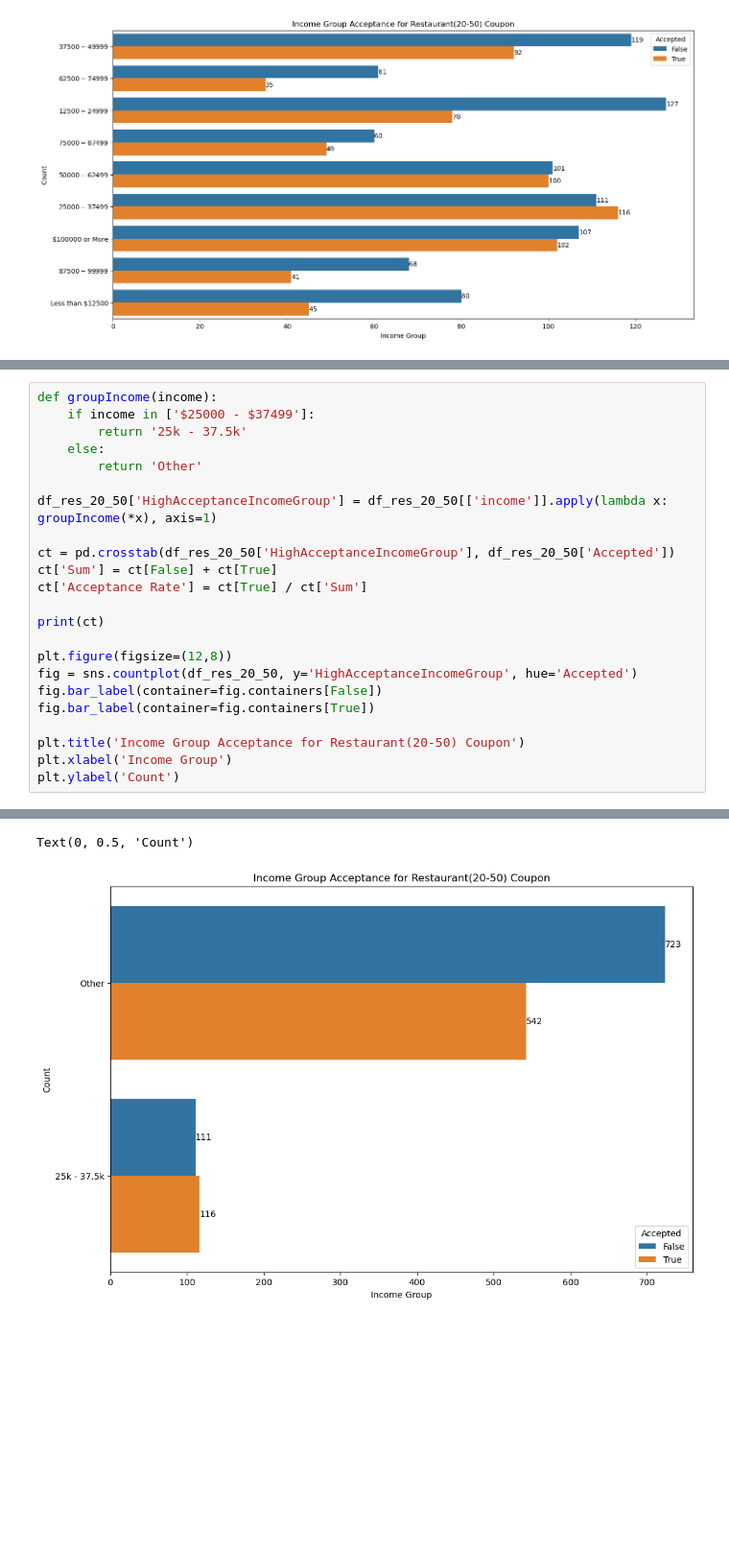
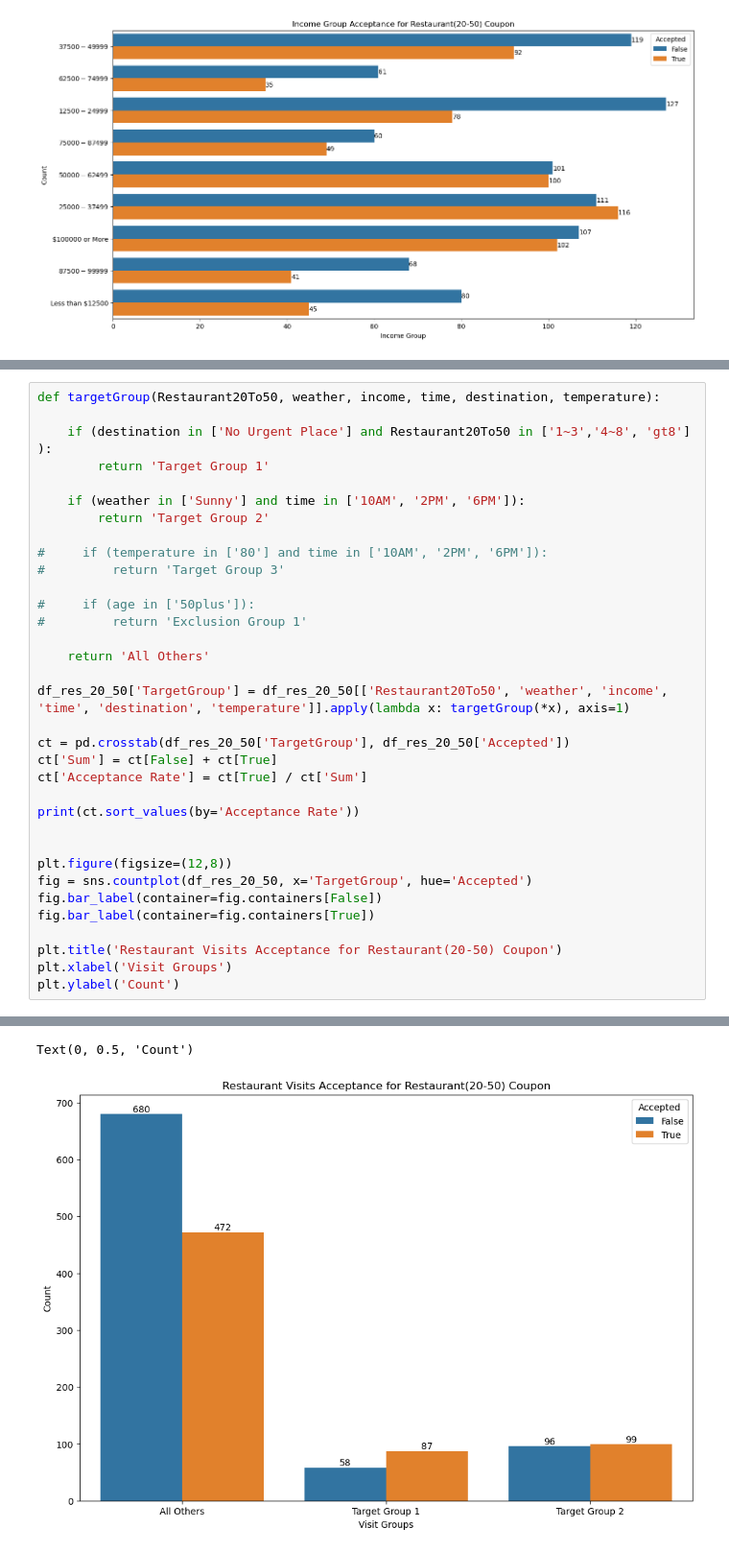
Before and after one commit to ngratzi/coupon_analysis, a Jupyter notebook: analysis.ipynb, the cells around one changed output, grey strips where cells are left out. Shown at 96% size. Saved outputs shown, nothing was run; the diff lists cells and outputs as text; blank space fills up the shorter version.

```diff
--- a/analysis.ipynb
+++ b/analysis.ipynb
@@ -887,24 +1088,35 @@ Text(0, 0.5, 'Count')
 # %%
-def groupIncome(income):
-    if income in ['$25000 - $37499']:
-        return '25k - 37.5k'
-    else:
-        return 'Other'
+def targetGroup(Restaurant20To50, weather, income, time, destination, temperature):
 
-df_res_20_50['HighAcceptanceIncomeGroup'] = df_res_20_50[['income']].apply(lambda x: groupIncome(*x), axis=1)
+    if (destination in ['No Urgent Place'] and Restaurant20To50 in ['1~3','4~8', 'gt8'] ):
+        return 'Target Group 1'
 
-ct = pd.crosstab(df_res_20_50['HighAcceptanceIncomeGroup'], df_res_20_50['Accepted'])
+    if (weather in ['Sunny'] and time in ['10AM', '2PM', '6PM']):
+        return 'Target Group 2'
+
+#     if (temperature in ['80'] and time in ['10AM', '2PM', '6PM']):
+#         return 'Target Group 3'
+
+#     if (age in ['50plus']):
+#         return 'Exclusion Group 1'
+
+    return 'All Others'
+
+df_res_20_50['TargetGroup'] = df_res_20_50[['Restaurant20To50', 'weather', 'income', 'time', 'destination', 'temperature']].apply(lambda x: targetGroup(*x), axis=1)
+
+ct = pd.crosstab(df_res_20_50['TargetGroup'], df_res_20_50['Accepted'])
 ct['Sum'] = ct[False] + ct[True]
 ct['Acceptance Rate'] = ct[True] / ct['Sum']
 
-print(ct)
+print(ct.sort_values(by='Acceptance Rate'))
+
 
 plt.figure(figsize=(12,8))
-fig = sns.countplot(df_res_20_50, y='HighAcceptanceIncomeGroup', hue='Accepted')
+fig = sns.countplot(df_res_20_50, x='TargetGroup', hue='Accepted')
 fig.bar_label(container=fig.containers[False])
 fig.bar_label(container=fig.containers[True])
 
-plt.title('Income Group Acceptance for Restaurant(20-50) Coupon')
-plt.xlabel('Income Group')
+plt.title('Restaurant Visits Acceptance for Restaurant(20-50) Coupon')
+plt.xlabel('Visit Groups')
 plt.ylabel('Count')
 # %% [output]
@@ -915,2 +1128,2 @@ Other                        723   542  1265         0.428458
 Text(0, 0.5, 'Count')
-[figure, old version]
+[figure, new version]
```
Also changed, not shown: parts of 68 cells of this notebook.
